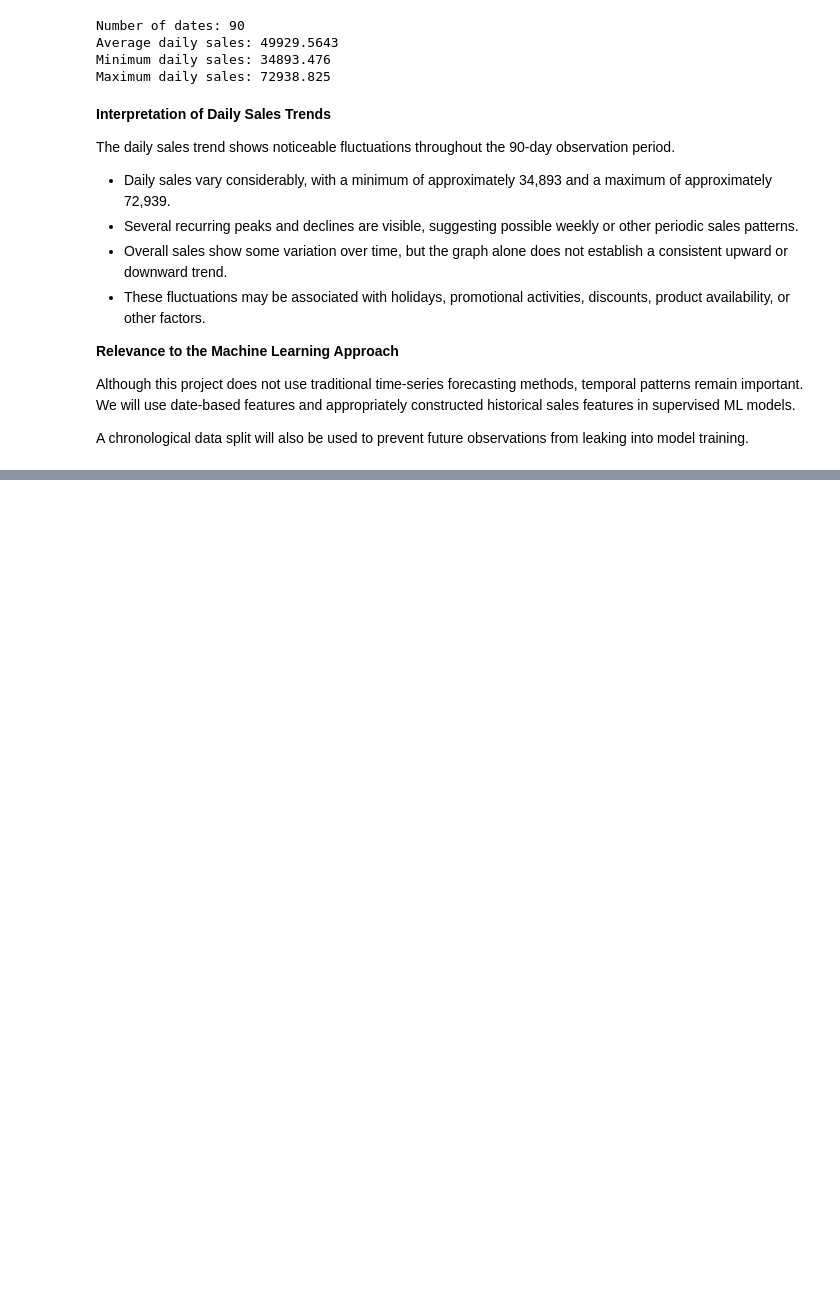
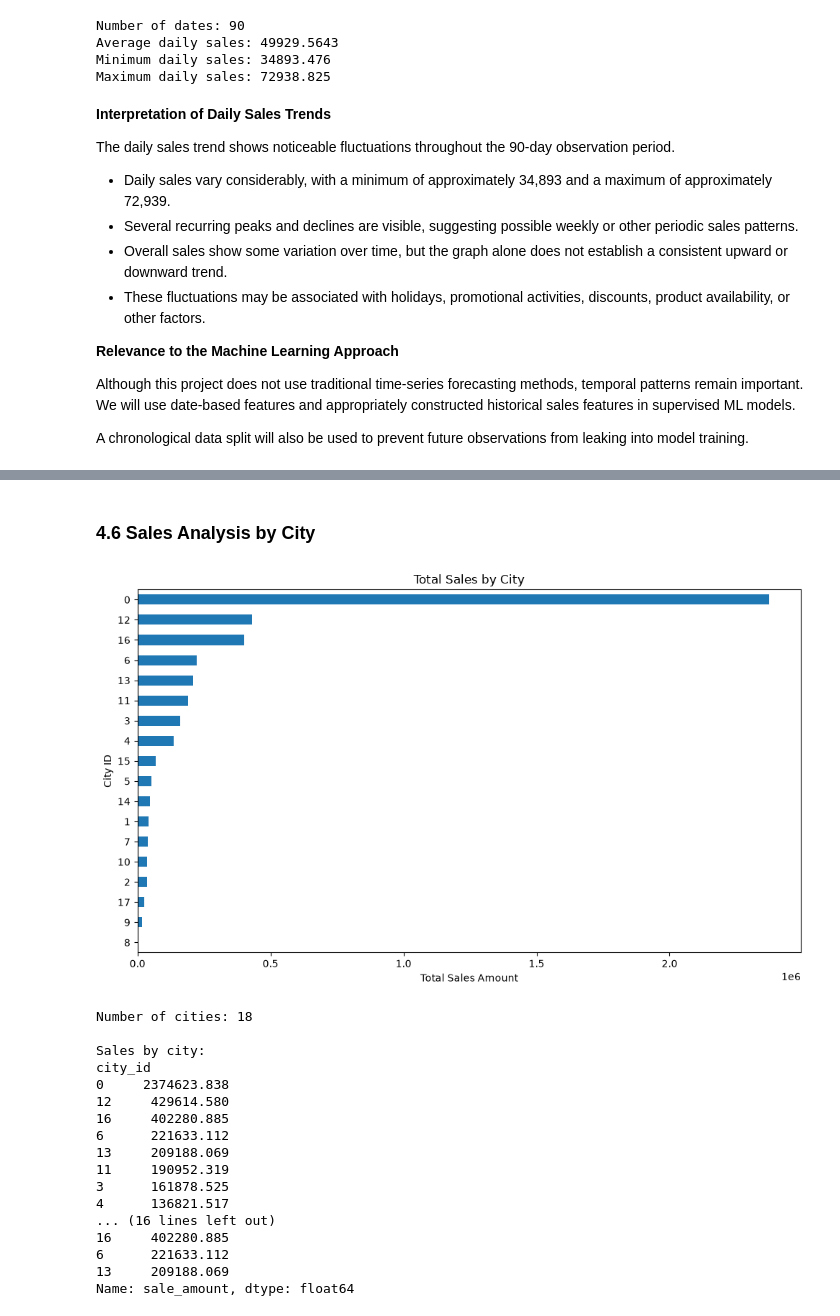
Before and after one commit to 202618049/ML-Project-202618011-And-202618049-, a Jupyter notebook: notebook/FMCG_Demand_Forecasting.ipynb, the cells around one changed output, grey strips where cells are left out. Saved outputs shown, nothing was run; the diff lists cells and outputs as text; code cells hidden in the pictures; blank space fills up the shorter version.

```diff
--- a/notebook/FMCG_Demand_Forecasting.ipynb
+++ b/notebook/FMCG_Demand_Forecasting.ipynb
@@ -1126,0 +1280,46 @@ A chronological data split will also be used to prevent future observations from
+# %% [markdown]
+### 4.6 Sales Analysis by City
+# %%
+# Aggregate sales by city
+city_sales = (
+    cleaned_df.groupby("city_id")["sale_amount"]
+    .sum()
+    .sort_values(ascending=False)
+)
+
+# Horizontal bar chart
+plt.figure(figsize=(10, 6))
+city_sales.sort_values().plot(kind="barh")
+
+plt.title("Total Sales by City")
+plt.xlabel("Total Sales Amount")
+plt.ylabel("City ID")
+plt.tight_layout()
+plt.show()
+
+print("Number of cities:", len(city_sales))
+
+print("\nSales by city:")
+print(city_sales)
+
+print("\nTop 5 cities:")
+print(city_sales.head())
+# %% [output]
+[figure, added]
+Number of cities: 18
+
+Sales by city:
+city_id
+0     2374623.838
+12     429614.580
+16     402280.885
+6      221633.112
+13     209188.069
+11     190952.319
+3      161878.525
+4      136821.517
+... (16 lines left out)
+16     402280.885
+6      221633.112
+13     209188.069
+Name: sale_amount, dtype: float64
```
Also changed, not shown: parts of 58 cells of this notebook.
